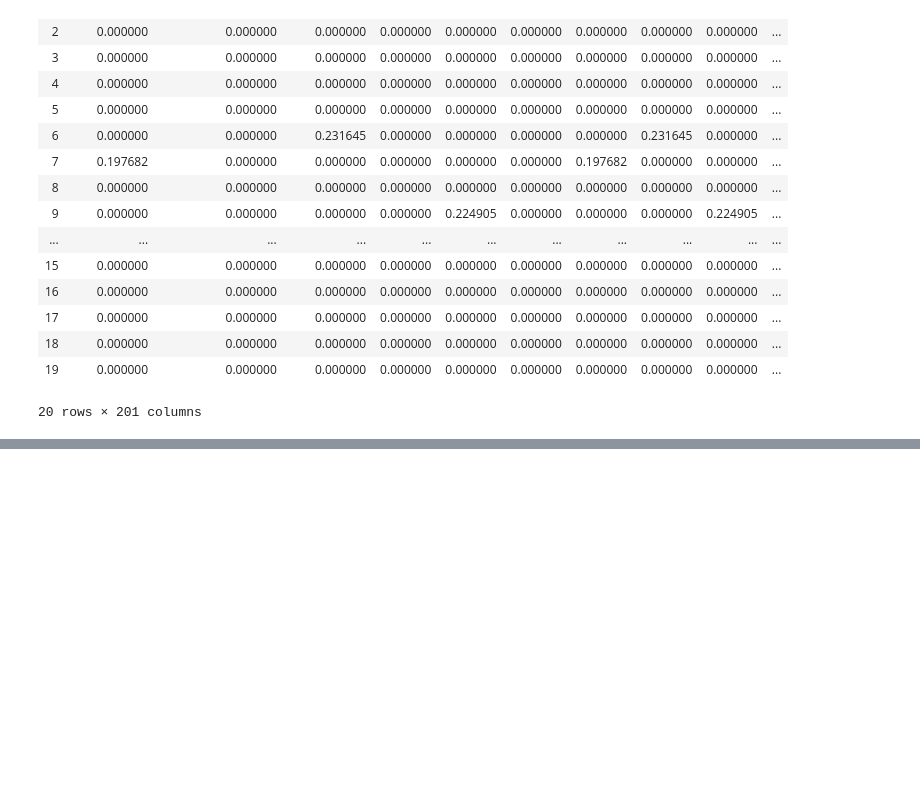
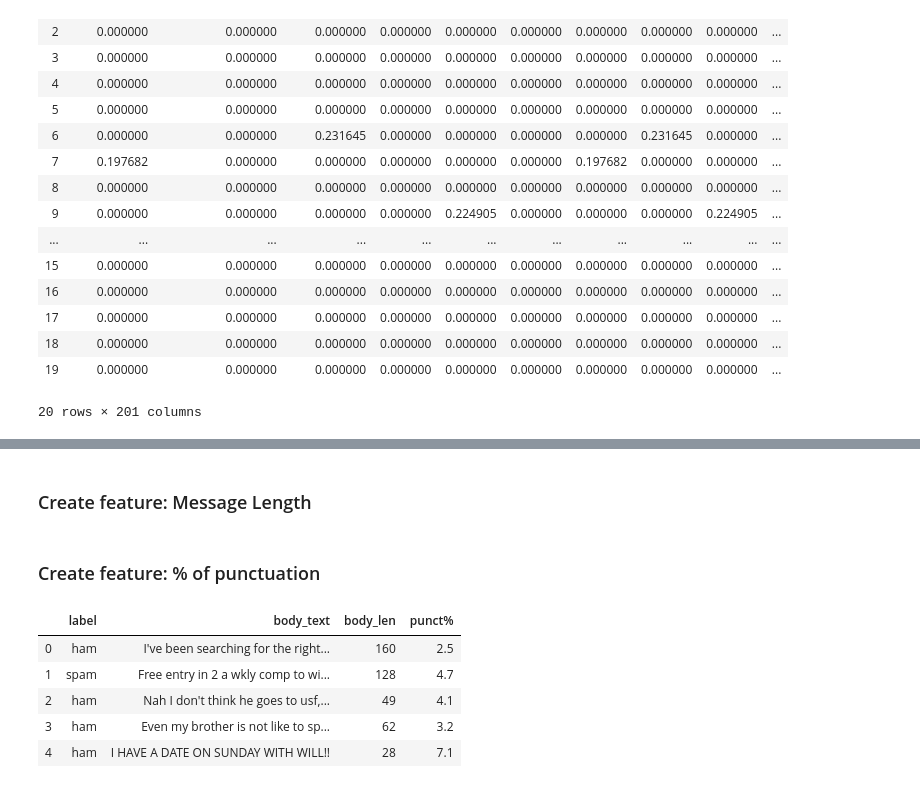
Before and after one commit to GhaidEwawi/nlp-python, a Jupyter notebook: nlp-python.ipynb, the cells around one changed output, grey strips where cells are left out. Drawn from its saved outputs; the diff is of its cells as text; code cells hidden in the pictures; blank space fills up the shorter version.

```diff
--- a/nlp-python.ipynb
+++ b/nlp-python.ipynb
@@ -362,0 +367,2 @@ X_tfidf_df
+# %% [markdown]
+### Create feature: Message Length
@@ -362,0 +371,2 @@ X_tfidf_df
+# %% [markdown]
+### Create feature: % of punctuation
@@ -362,0 +378,9 @@ X_tfidf_df
+# %%
+data.head()
+# %% [output]
+|  | label | body_text | body_len | punct% |
+| 0 | ham | I've been searching for the right... | 160 | 2.5 |
+| 1 | spam | Free entry in 2 a wkly comp to wi... | 128 | 4.7 |
+| 2 | ham | Nah I don't think he goes to usf,... | 49 | 4.1 |
+| 3 | ham | Even my brother is not like to sp... | 62 | 3.2 |
+| 4 | ham | I HAVE A DATE ON SUNDAY WITH WILL!! | 28 | 7.1 |
```
Also changed, not shown: parts of 7 cells of this notebook.
